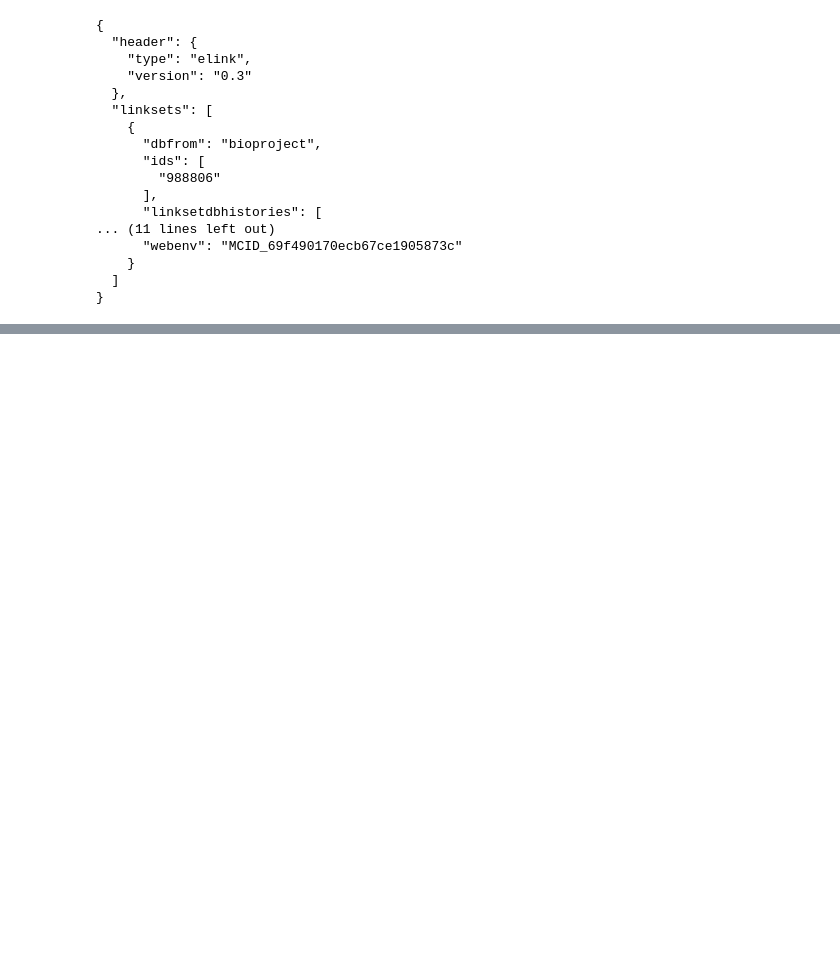
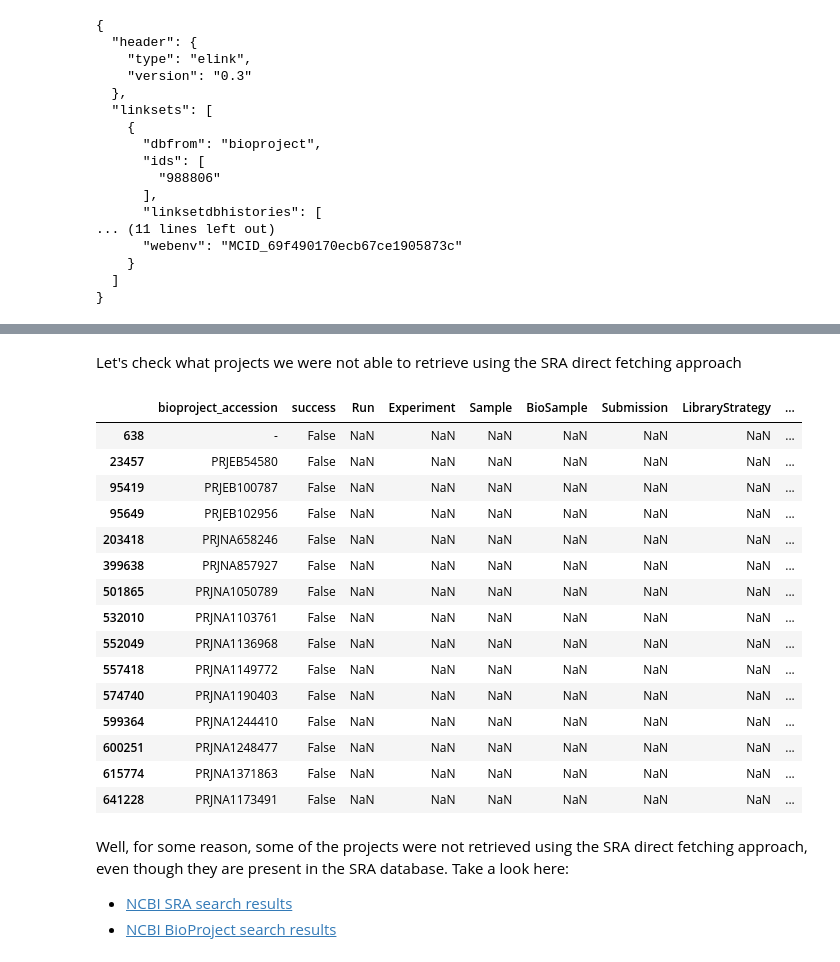
Before and after one commit to cellgeni/fetch-series, a Jupyter notebook: notebooks/bioproject.ipynb, the cells around one changed output, grey strips where cells are left out. Drawn from its saved outputs; the diff is of its cells as text; code cells hidden in the pictures; blank space fills up the shorter version.

```diff
--- a/notebooks/bioproject.ipynb
+++ b/notebooks/bioproject.ipynb
@@ -529,0 +654,26 @@ print(json.dumps(runs, indent=2))
+# %% [markdown]
+Let's check what projects we were not able to retrieve using the SRA direct fetching approach
+# %%
+failed_sra_direct = sra_direct[sra_direct.success == False].copy()
+failed_sra_direct
+# %% [output]
+|  | bioproject_accession | success | Run | Experiment | Sample | BioSample | Submission | LibraryStrategy | ... |
+| 638 | - | False | NaN | NaN | NaN | NaN | NaN | NaN | ... |
+| 23457 | PRJEB54580 | False | NaN | NaN | NaN | NaN | NaN | NaN | ... |
+| 95419 | PRJEB100787 | False | NaN | NaN | NaN | NaN | NaN | NaN | ... |
+| 95649 | PRJEB102956 | False | NaN | NaN | NaN | NaN | NaN | NaN | ... |
+| 203418 | PRJNA658246 | False | NaN | NaN | NaN | NaN | NaN | NaN | ... |
+| 399638 | PRJNA857927 | False | NaN | NaN | NaN | NaN | NaN | NaN | ... |
+| 501865 | PRJNA1050789 | False | NaN | NaN | NaN | NaN | NaN | NaN | ... |
+| 532010 | PRJNA1103761 | False | NaN | NaN | NaN | NaN | NaN | NaN | ... |
+| 552049 | PRJNA1136968 | False | NaN | NaN | NaN | NaN | NaN | NaN | ... |
+| 557418 | PRJNA1149772 | False | NaN | NaN | NaN | NaN | NaN | NaN | ... |
+| 574740 | PRJNA1190403 | False | NaN | NaN | NaN | NaN | NaN | NaN | ... |
+| 599364 | PRJNA1244410 | False | NaN | NaN | NaN | NaN | NaN | NaN | ... |
+| 600251 | PRJNA1248477 | False | NaN | NaN | NaN | NaN | NaN | NaN | ... |
+| 615774 | PRJNA1371863 | False | NaN | NaN | NaN | NaN | NaN | NaN | ... |
+| 641228 | PRJNA1173491 | False | NaN | NaN | NaN | NaN | NaN | NaN | ... |
+# %% [markdown]
+Well, for some reason, some of the projects were not retrieved using the SRA direct fetching approach, even though they are present in the SRA database. Take a look here:
+- [NCBI SRA search results](https://www.ncbi.nlm.nih.gov/sra/?term=(PRJEB54580%5BGPRJ%5D)+OR+(PRJEB100787%5BGPRJ%5D)+OR+(PRJEB102956%5BGPRJ%5D)+OR+(PRJNA658246%5BGPRJ%5D)+OR+(PRJNA857927%5BGPRJ%5D)+OR+(PRJNA1050789%5BGPRJ%5D)+OR+(PRJNA1103761%5BGPRJ%5D)+OR+(PRJNA1136968%5BGPRJ%5D)+OR+(PRJNA1149772%5BGPRJ%5D)+OR+(PRJNA1190403%5BGPRJ%5D)+OR+(PRJNA1244410%5BGPRJ%5D)+OR+(PRJNA1248477%5BGPRJ%5D)+OR+(PRJNA1371863%5BGPRJ%5D)+OR+(PRJNA1173491%5BGPRJ%5D))
+- [NCBI BioProject search results](https://www.ncbi.nlm.nih.gov/bioproject/?term=(PRJEB54580%5BGPRJ%5D)+OR+(PRJEB100787%5BGPRJ%5D)+OR+(PRJEB102956%5BGPRJ%5D)+OR+(PRJNA658246%5BGPRJ%5D)+OR+(PRJNA857927%5BGPRJ%5D)+OR+(PRJNA1050789%5BGPRJ%5D)+OR+(PRJNA1103761%5BGPRJ%5D)+OR+(PRJNA1136968%5BGPRJ%5D)+OR+(PRJNA1149772%5BGPRJ%5D)+OR+(PRJNA1190403%5BGPRJ%5D)+OR+(PRJNA1244410%5BGPRJ%5D)+OR+(PRJNA1248477%5BGPRJ%5D)+OR+(PRJNA1371863%5BGPRJ%5D)+OR+(PRJNA1173491%5BGPRJ%5D))
```
Also changed, not shown: parts of 64 cells of this notebook.
